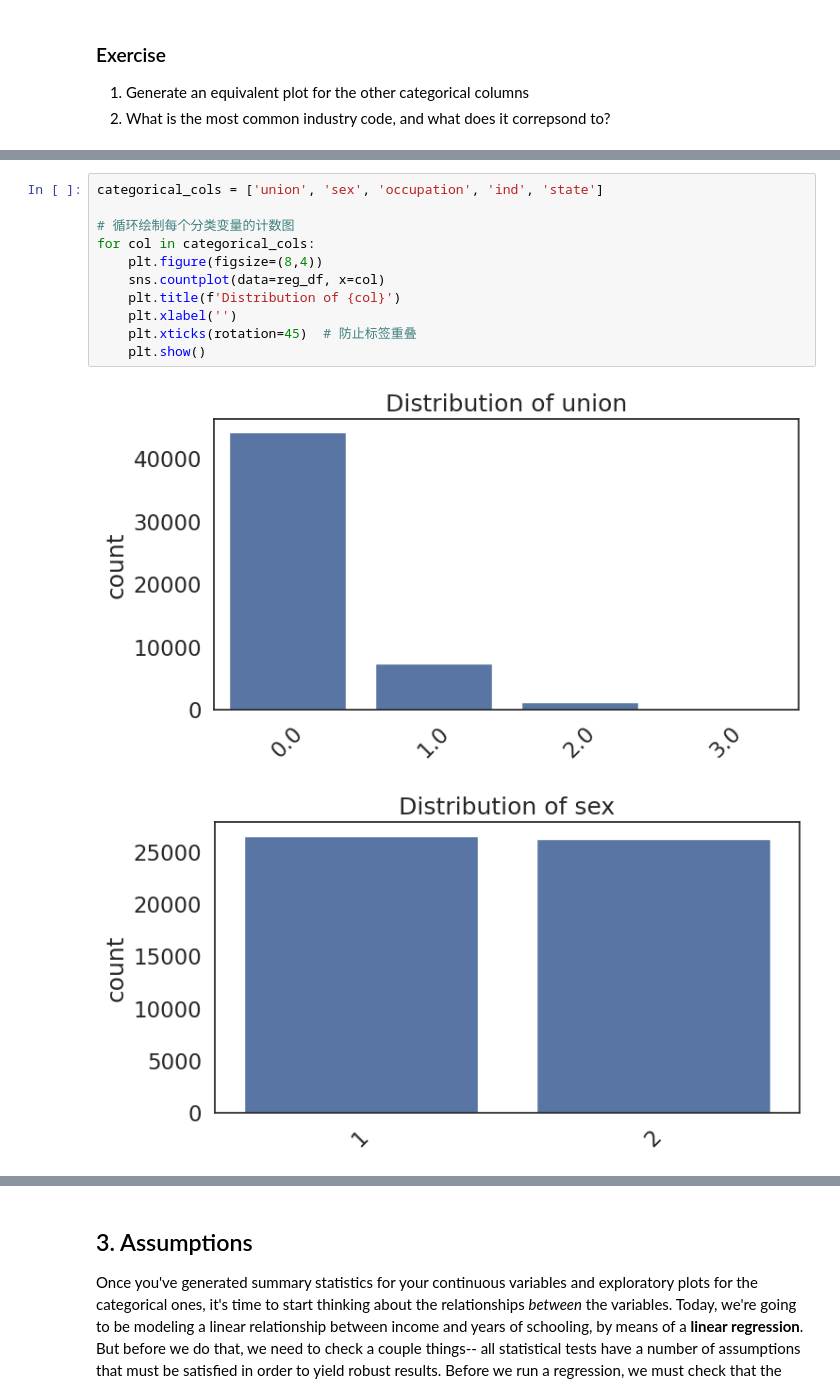
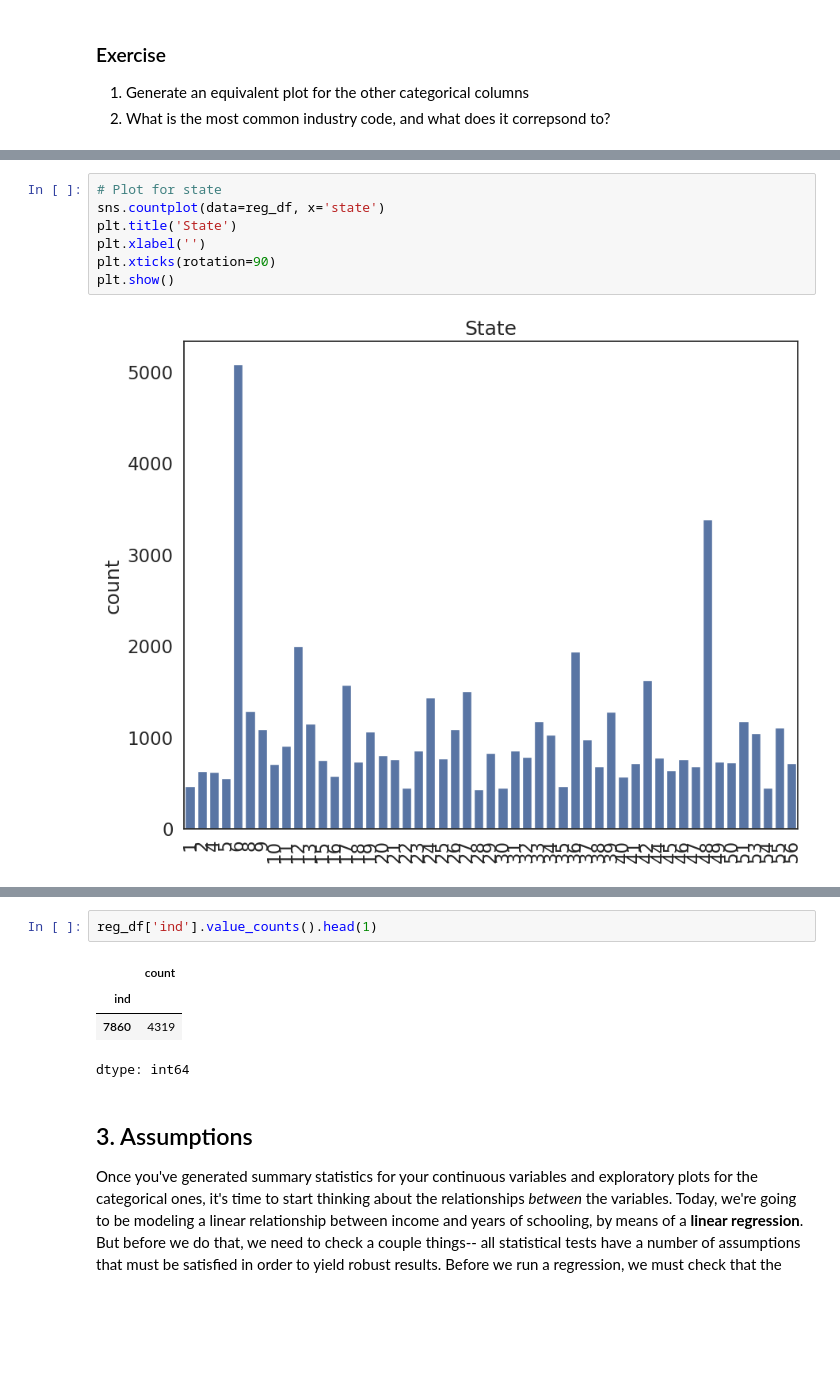
Before and after one commit to lindsy0213-commits/QM2, a Jupyter notebook: W7_Linear_Regression.ipynb, the cells around one changed output, grey strips where cells are left out. Cells and saved outputs as stored; diff of their text form; blank space fills up the shorter version.

```diff
--- a/W7_Linear_Regression.ipynb
+++ b/W7_Linear_Regression.ipynb
@@ -165,14 +201,9 @@ plt.show() # show the plot
 # %%
-categorical_cols = ['union', 'sex', 'occupation', 'ind', 'state']
-
-# 循环绘制每个分类变量的计数图
-for col in categorical_cols:
-    plt.figure(figsize=(8,4))
-    sns.countplot(data=reg_df, x=col)
-    plt.title(f'Distribution of {col}')
-    plt.xlabel('')
-    plt.xticks(rotation=45)  # 防止标签重叠
-    plt.show()
+# Plot for state
+sns.countplot(data=reg_df, x='state')
+plt.title('State')
+plt.xlabel('')
+plt.xticks(rotation=90)
+plt.show()
 # %% [output]
-[figure, old version]
+[figure, new version]
-[figure, removed]
@@ -182,3 +210,10 @@ for col in categorical_cols:
+# %%
+reg_df['ind'].value_counts().head(1)
+# %% [output]
+|  | count |
+| ind |  |
+| 7860 | 4319 |
+dtype: int64
 # %% [markdown]
 ## 3. Assumptions
 
```
Also changed, not shown: parts of 23 cells of this notebook.
